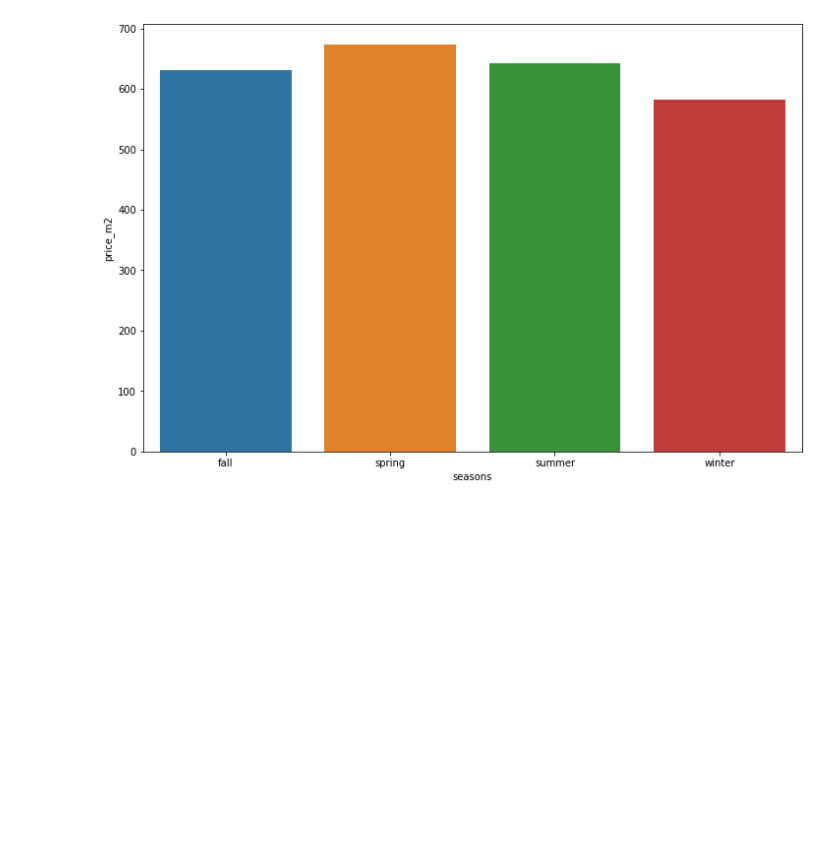
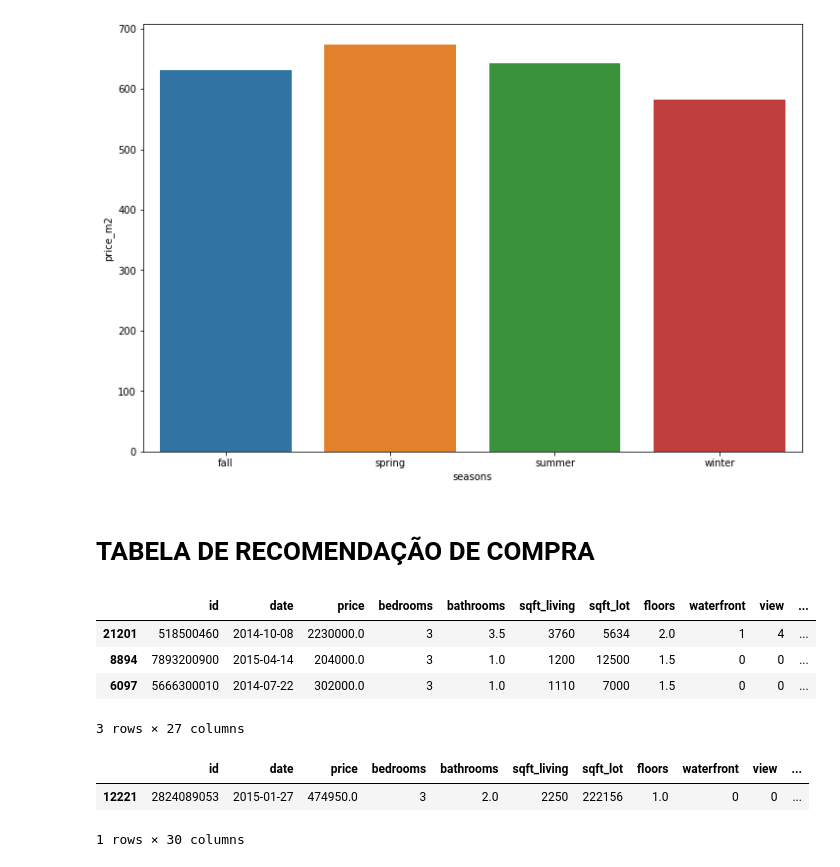
Before and after one commit to guiaraujofreitas/python_do_zero, a Jupyter notebook: Projetos_de_Insights_HouseRocket.ipynb, the cells around one changed output. Cells and saved outputs as stored; diff of their text form; code cells hidden in the pictures; blank space fills up the shorter version.

Commit message:
tabela compra concluida

```diff
--- a/Projetos_de_Insights_HouseRocket.ipynb
+++ b/Projetos_de_Insights_HouseRocket.ipynb
@@ -608,3 +608,5 @@ fig = plt.figure(figsize=(12,8))
 sns.barplot(x='seasons', y= 'price_m2', data=houses_seasons);
 # %% [output]
 [figure]
+# %% [markdown]
+# TABELA DE RECOMENDAÇÃO DE COMPRA
@@ -610,0 +615,8 @@ sns.barplot(x='seasons', y= 'price_m2', data=houses_seasons);
+# %%
+df1.sample(3)
+# %% [output]
+|  | id | date | price | bedrooms | bathrooms | sqft_living | sqft_lot | floors | waterfront | view | ... |
+| 21201 | 518500460 | 2014-10-08 | 2230000.0 | 3 | 3.5 | 3760 | 5634 | 2.0 | 1 | 4 | ... |
+| 8894 | 7893200900 | 2015-04-14 | 204000.0 | 3 | 1.0 | 1200 | 12500 | 1.5 | 0 | 0 | ... |
+| 6097 | 5666300010 | 2014-07-22 | 302000.0 | 3 | 1.0 | 1110 | 7000 | 1.5 | 0 | 0 | ... |
+3 rows × 27 columns
@@ -610,0 +635,6 @@ sns.barplot(x='seasons', y= 'price_m2', data=houses_seasons);
+# %%
+df1.sample()
+# %% [output]
+|  | id | date | price | bedrooms | bathrooms | sqft_living | sqft_lot | floors | waterfront | view | ... |
+| 12221 | 2824089053 | 2015-01-27 | 474950.0 | 3 | 2.0 | 2250 | 222156 | 1.0 | 0 | 0 | ... |
+1 rows × 30 columns
```
Also changed, not shown: parts of 8 cells of this notebook, 1 other file.
